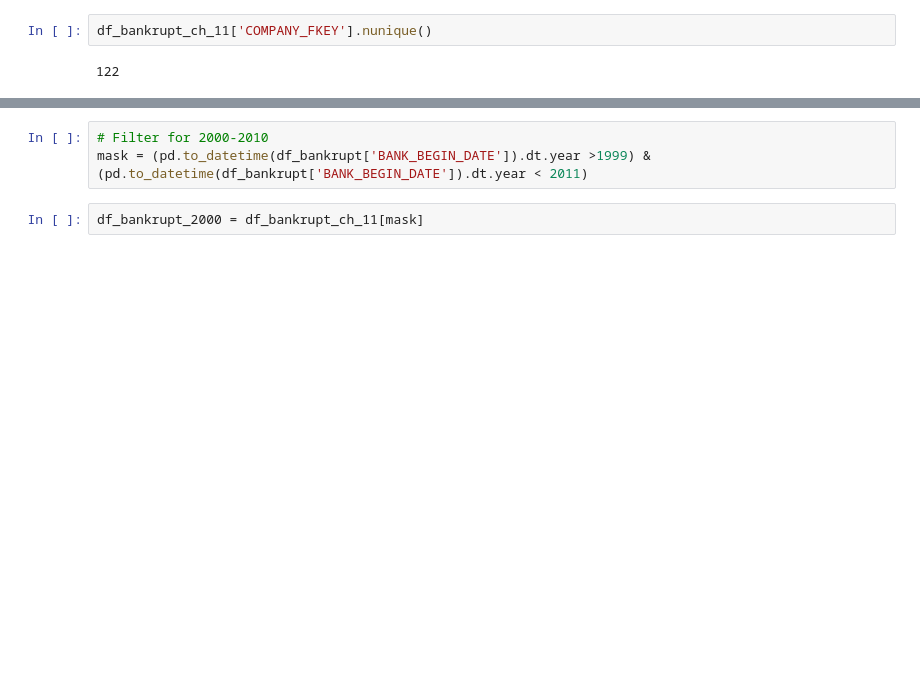
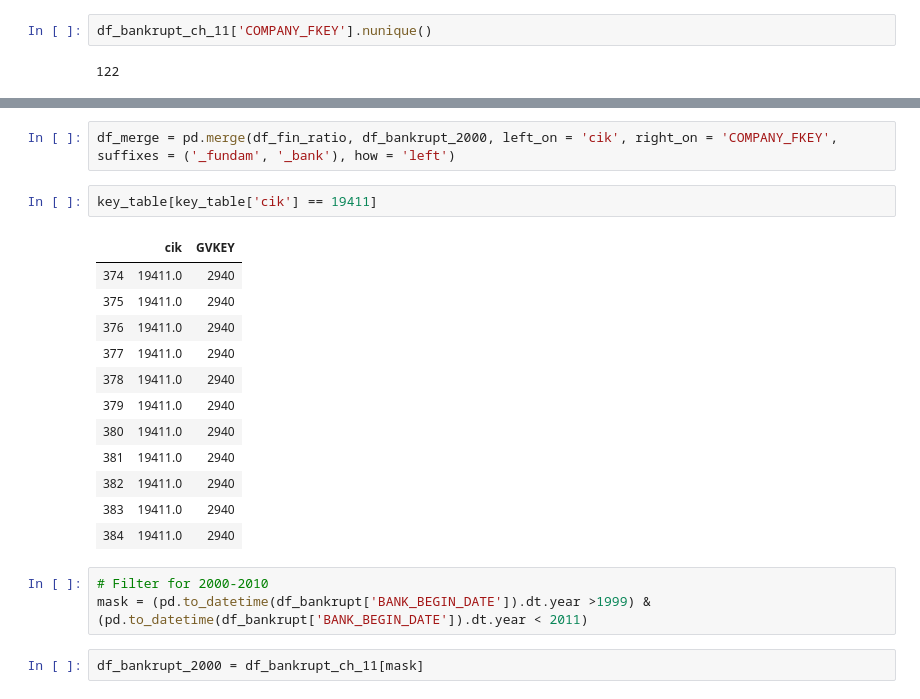
Before and after one commit to hannahho11/predict_bankruptcy, a Jupyter notebook: fin_ratios_bankruptcy v2.ipynb, the cells around one changed output, grey strips where cells are left out. Drawn from its saved outputs; the diff is of its cells as text; blank space fills up the shorter version.

Commit message:
fin ratios connected to bankruptcy

```diff
--- a/fin_ratios_bankruptcy v2.ipynb
+++ b/fin_ratios_bankruptcy v2.ipynb
@@ -74,3 +124,20 @@ df_bankrupt_ch_11['COMPANY_FKEY'].nunique()
+# %%
+df_merge = pd.merge(df_fin_ratio, df_bankrupt_2000, left_on = 'cik', right_on = 'COMPANY_FKEY', suffixes = ('_fundam', '_bank'), how = 'left')
+# %%
+key_table[key_table['cik'] == 19411]
+# %% [output]
+|  | cik | GVKEY |
+| 374 | 19411.0 | 2940 |
+| 375 | 19411.0 | 2940 |
+| 376 | 19411.0 | 2940 |
+| 377 | 19411.0 | 2940 |
+| 378 | 19411.0 | 2940 |
+| 379 | 19411.0 | 2940 |
+| 380 | 19411.0 | 2940 |
+| 381 | 19411.0 | 2940 |
+| 382 | 19411.0 | 2940 |
+| 383 | 19411.0 | 2940 |
+| 384 | 19411.0 | 2940 |
 # %%
 # Filter for 2000-2010
 mask = (pd.to_datetime(df_bankrupt['BANK_BEGIN_DATE']).dt.year >1999) &  (pd.to_datetime(df_bankrupt['BANK_BEGIN_DATE']).dt.year < 2011)
```
Also changed, not shown: parts of 4 cells of this notebook.
